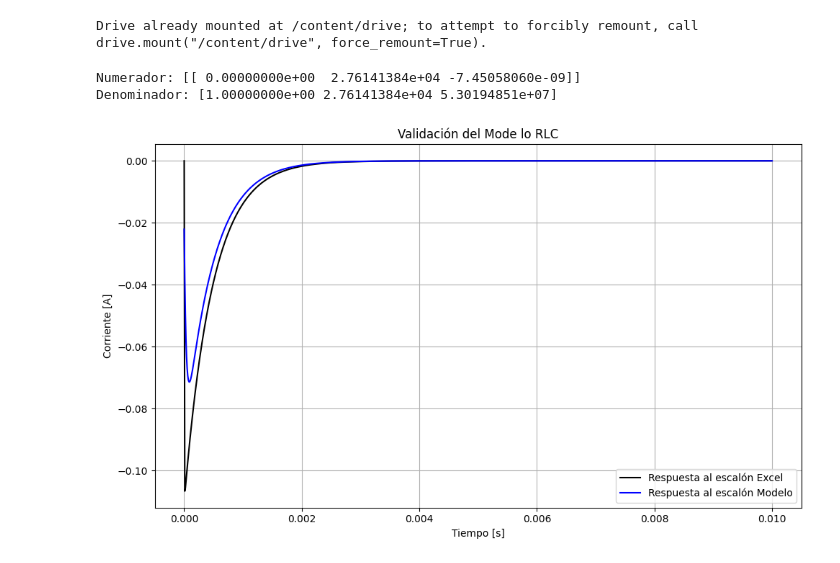
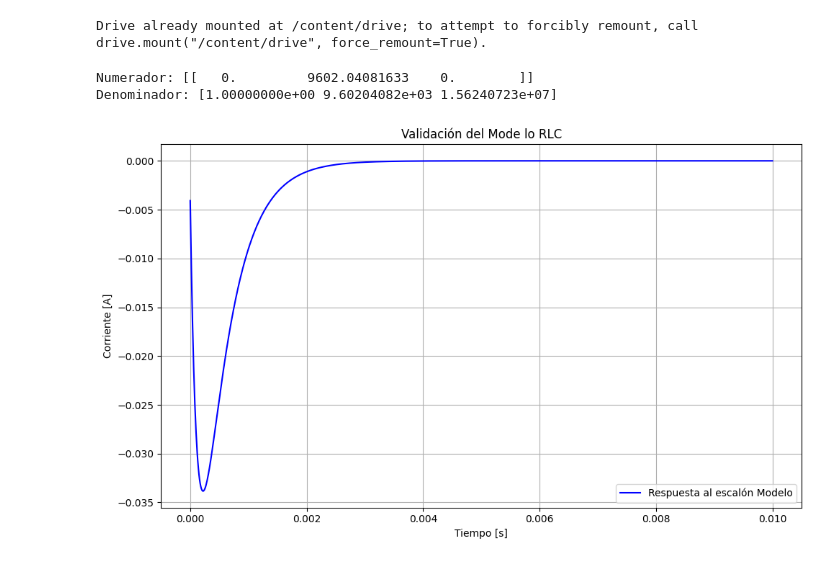
Before and after one commit to Schreiner-F/Sistemas-de-Control-2---python, a Jupyter notebook: 1.3.ipynb, the cells around one changed output. Saved outputs shown, nothing was run; the diff lists cells and outputs as text; code cells hidden in the pictures.

```diff
--- a/1.3.ipynb
+++ b/1.3.ipynb
@@ -31,9 +31,9 @@ archivo = '/content/drive/MyDrive/FACULTAD /Sistemas de control 2 - Python/Curva
 Drive already mounted at /content/drive; to attempt to forcibly remount, call drive.mount("/content/drive", force_remount=True).
 # %%
 # Parámetros
-R = 150
-L = 0.005432
-C = 3.4722e-06
+R = 282.3
+L =  29.4e-3;
+C = 2.177e-6
 
 # Matrices del sistema en espacio de estados
 A = np.array([[-R/L, -1/L],
@@ -57,34 +57,35 @@ Vc = np.zeros(Kmax)
 I = np.zeros(Kmax)
 u = np.zeros(Kmax)
 t = np.linspace(0, T, Kmax)
 x = np.array([[0.0], [0.0]])  # [I; Vc]
 X0 = np.array([[0.0], [0.0]])
+I[0] = 0
 
 vin = 0
 for i in range(Kmax):
     vin = -12
     u[i] = vin
     xp = A @ (x - X0) + B * u[i]
     x = x + xp * At
     I[i] = x[0, 0]
     Vc[i] = x[1, 0]
 
 
 t0 = pd.read_excel(archivo, sheet_name='Hoja1', usecols="A", skiprows=4999, nrows=1000).squeeze()-.05
 im = pd.read_excel(archivo, sheet_name='Hoja1', usecols="B", skiprows=4999, nrows=1000).squeeze()
 
 # Graficar resultados
 plt.figure(figsize=(10,6))
-plt.plot(t0, im, 'k', label='Respuesta al escalón Excel')
+#plt.plot(t0, im, 'k', label='Respuesta al escalón Excel')
 plt.plot(t, I, 'b', label='Respuesta al escalón Modelo')
 plt.xlabel('Tiempo [s]')
 plt.ylabel('Corriente [A]')
 plt.title('Validación del Mode lo RLC')
 plt.legend()
 plt.grid(True)
 plt.tight_layout()
 plt.show()
 # %% [output]
-Numerador: [[ 0.00000000e+00  2.76141384e+04 -7.45058060e-09]]
-Denominador: [1.00000000e+00 2.76141384e+04 5.30194851e+07]
+Numerador: [[   0.         9602.04081633    0.        ]]
+Denominador: [1.00000000e+00 9.60204082e+03 1.56240723e+07]
-[figure, old version]
+[figure, new version]
```
